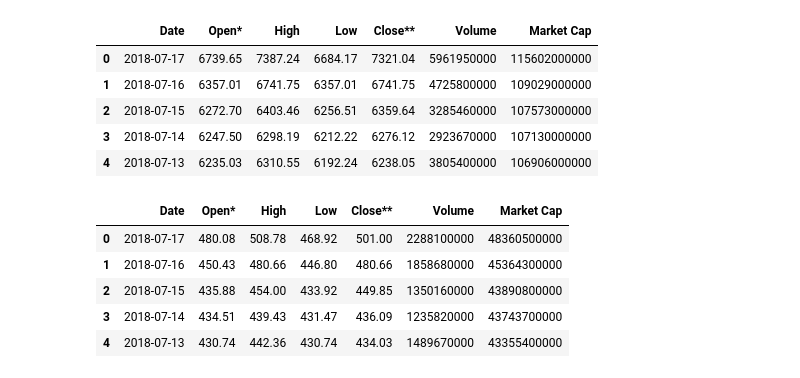
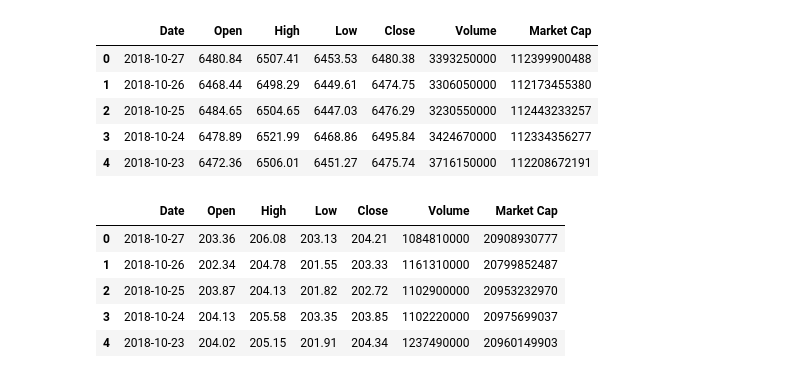
Before and after one commit to gfigueroa/cryptonalysis-server, a Jupyter notebook: jupyter/Predicting Crypto Prices with DL.ipynb, the cells around one changed output. Cells and saved outputs as stored; diff of their text form; code cells hidden in the pictures.

```diff
--- a/jupyter/Predicting Crypto Prices with DL.ipynb
+++ b/jupyter/Predicting Crypto Prices with DL.ipynb
@@ -10,40 +1,49 @@ import numpy as np
 # %%
-# Get Bitcoin data
+# Based on article https://dashee87.github.io/deep%20learning/python/predicting-cryptocurrency-prices-with-deep-learning/
 
-# get market info for bitcoin from the start of 2013 to the current day
+import pandas as pd
+import time
+import seaborn as sns
+import matplotlib.pyplot as plt
+import datetime
+import numpy as np
+
+# get market info for bitcoin from the start of 2016 to the current day
 bitcoin_market_info = pd.read_html("https://coinmarketcap.com/currencies/bitcoin/historical-data/?start=20130428&end="+time.strftime("%Y%m%d"))[0]
 # convert the date string to the correct date format
 bitcoin_market_info = bitcoin_market_info.assign(Date=pd.to_datetime(bitcoin_market_info['Date']))
 # when Volume is equal to '-' convert it to 0
 bitcoin_market_info.loc[bitcoin_market_info['Volume']=="-",'Volume']=0
 # convert to int
 bitcoin_market_info['Volume'] = bitcoin_market_info['Volume'].astype('int64')
+# sometime after publication of the blog, coinmarketcap starting returning asterisks in the column names
+# this will remove those asterisks
+bitcoin_market_info.columns = bitcoin_market_info.columns.str.replace("*", "")
 # look at the first few rows
 bitcoin_market_info.head()
 # %% [output]
-|  | Date | Open* | High | Low | Close** | Volume | Market Cap |
-| 0 | 2018-07-17 | 6739.65 | 7387.24 | 6684.17 | 7321.04 | 5961950000 | 115602000000 |
-| 1 | 2018-07-16 | 6357.01 | 6741.75 | 6357.01 | 6741.75 | 4725800000 | 109029000000 |
-| 2 | 2018-07-15 | 6272.70 | 6403.46 | 6256.51 | 6359.64 | 3285460000 | 107573000000 |
-| 3 | 2018-07-14 | 6247.50 | 6298.19 | 6212.22 | 6276.12 | 2923670000 | 107130000000 |
-| 4 | 2018-07-13 | 6235.03 | 6310.55 | 6192.24 | 6238.05 | 3805400000 | 106906000000 |
+|  | Date | Open | High | Low | Close | Volume | Market Cap |
+| 0 | 2018-10-27 | 6480.84 | 6507.41 | 6453.53 | 6480.38 | 3393250000 | 112399900488 |
+| 1 | 2018-10-26 | 6468.44 | 6498.29 | 6449.61 | 6474.75 | 3306050000 | 112173455380 |
+| 2 | 2018-10-25 | 6484.65 | 6504.65 | 6447.03 | 6476.29 | 3230550000 | 112443233257 |
+| 3 | 2018-10-24 | 6478.89 | 6521.99 | 6468.86 | 6495.84 | 3424670000 | 112334356277 |
+| 4 | 2018-10-23 | 6472.36 | 6506.01 | 6451.27 | 6475.74 | 3716150000 | 112208672191 |
 # %%
 # Get Ethereum data
 
-# get market info for ethereum from the start of 2013 to the current day
-ethereum_market_info = pd.read_html("https://coinmarketcap.com/currencies/ethereum/historical-data/?start=20130428&end="+time.strftime("%Y%m%d"))[0]
+# get market info for ethereum from the start of 2016 to the current day
+eth_market_info = pd.read_html("https://coinmarketcap.com/currencies/ethereum/historical-data/?start=20130428&end="+time.strftime("%Y%m%d"))[0]
 # convert the date string to the correct date format
-ethereum_market_info = ethereum_market_info.assign(Date=pd.to_datetime(ethereum_market_info['Date']))
-# when Volume is equal to '-' convert it to 0
-# ethereum_market_info.loc[ethereum_market_info['Volume']=="-",'Volume']=0
-# convert to int
-ethereum_market_info['Volume'] = ethereum_market_info['Volume'].astype('int64')
+eth_market_info = eth_market_info.assign(Date=pd.to_datetime(eth_market_info['Date']))
+# sometime after publication of the blog, coinmarketcap starting returning asterisks in the column names
+# this will remove those asterisks
+eth_market_info.columns = eth_market_info.columns.str.replace("*", "")
 # look at the first few rows
-ethereum_market_info.head()
+eth_market_info.head()
 # %% [output]
-|  | Date | Open* | High | Low | Close** | Volume | Market Cap |
-| 0 | 2018-07-17 | 480.08 | 508.78 | 468.92 | 501.00 | 2288100000 | 48360500000 |
-| 1 | 2018-07-16 | 450.43 | 480.66 | 446.80 | 480.66 | 1858680000 | 45364300000 |
-| 2 | 2018-07-15 | 435.88 | 454.00 | 433.92 | 449.85 | 1350160000 | 43890800000 |
-| 3 | 2018-07-14 | 434.51 | 439.43 | 431.47 | 436.09 | 1235820000 | 43743700000 |
-| 4 | 2018-07-13 | 430.74 | 442.36 | 430.74 | 434.03 | 1489670000 | 43355400000 |
+|  | Date | Open | High | Low | Close | Volume | Market Cap |
+| 0 | 2018-10-27 | 203.36 | 206.08 | 203.13 | 204.21 | 1084810000 | 20908930777 |
+| 1 | 2018-10-26 | 202.34 | 204.78 | 201.55 | 203.33 | 1161310000 | 20799852487 |
+| 2 | 2018-10-25 | 203.87 | 204.13 | 201.82 | 202.72 | 1102900000 | 20953232970 |
+| 3 | 2018-10-24 | 204.13 | 205.58 | 203.35 | 203.85 | 1102220000 | 20975699037 |
+| 4 | 2018-10-23 | 204.02 | 205.15 | 201.91 | 204.34 | 1237490000 | 20960149903 |
```
Also changed, not shown: parts of 22 cells of this notebook, 10 other files.
